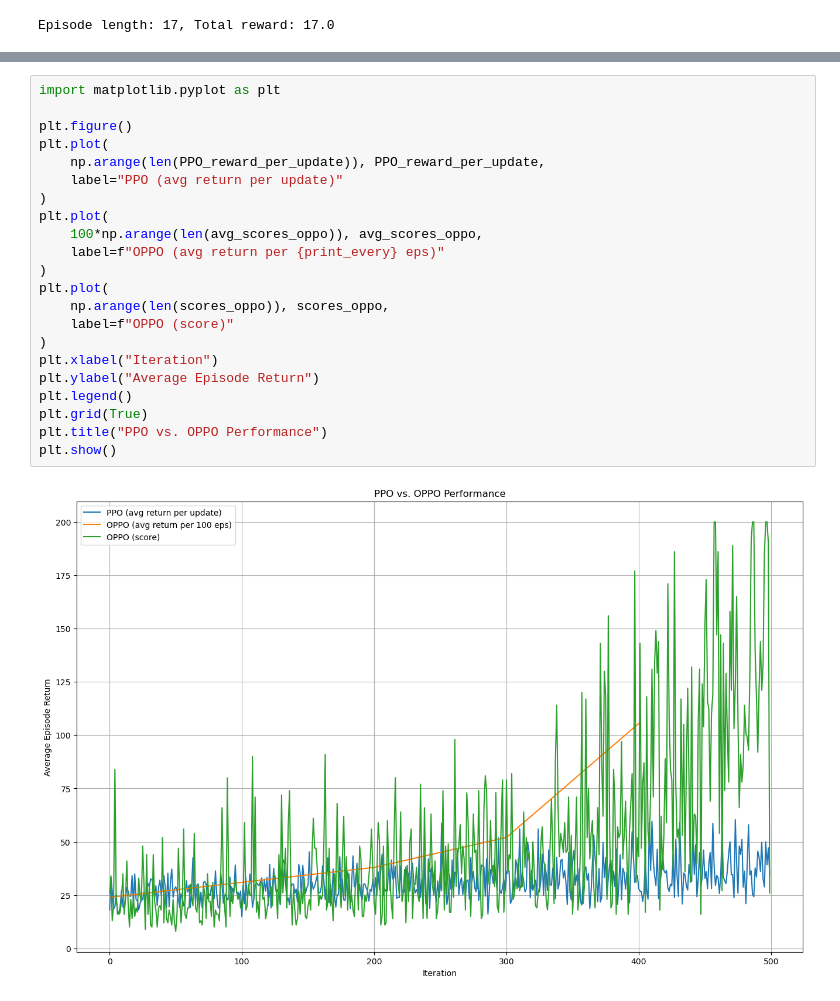
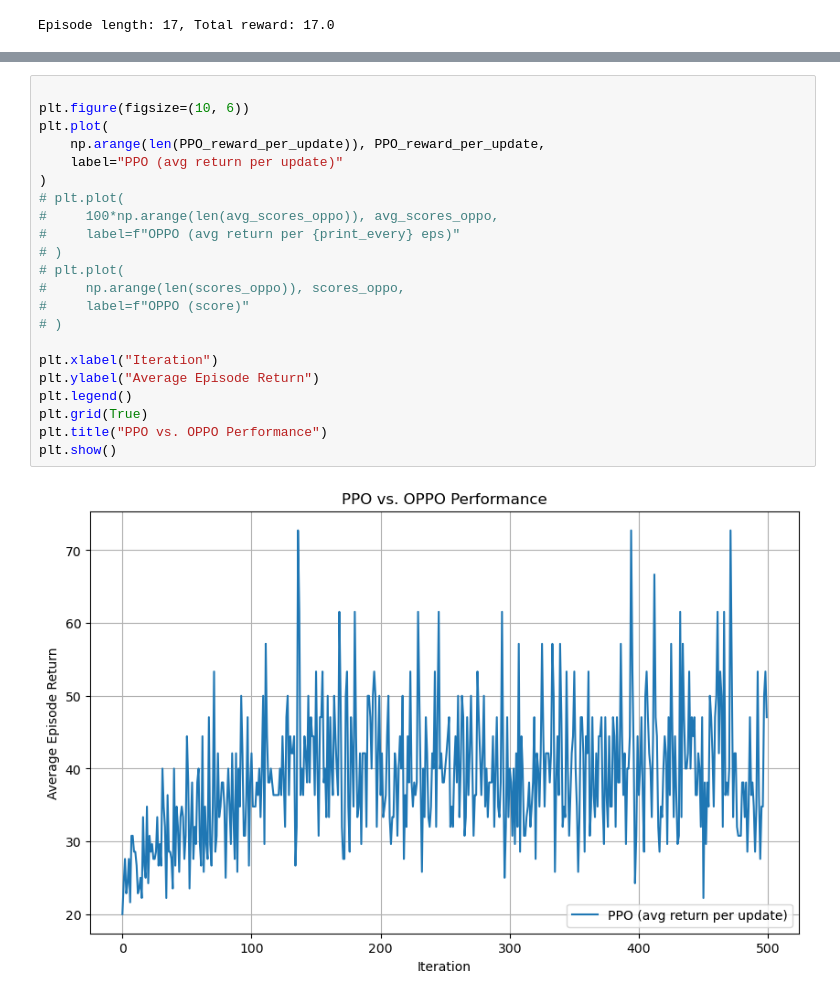
Before and after one commit to yk985/RL-RLHF, a Jupyter notebook: Trajectory_gen.ipynb, the cells around one changed output, grey strips where cells are left out. Saved outputs shown, nothing was run; the diff lists cells and outputs as text.

```diff
--- a/Trajectory_gen.ipynb
+++ b/Trajectory_gen.ipynb
@@ -245,24 +259,24 @@ Episode 500     Average Score: 105.49
 # %%
-import matplotlib.pyplot as plt
 
-plt.figure()
+plt.figure(figsize=(10, 6))
 plt.plot(
     np.arange(len(PPO_reward_per_update)), PPO_reward_per_update,
     label="PPO (avg return per update)"
 )
-plt.plot(
-    100*np.arange(len(avg_scores_oppo)), avg_scores_oppo,
-    label=f"OPPO (avg return per {print_every} eps)"
-)
-plt.plot(
-    np.arange(len(scores_oppo)), scores_oppo,
-    label=f"OPPO (score)"
-)
+# plt.plot(
+#     100*np.arange(len(avg_scores_oppo)), avg_scores_oppo,
+#     label=f"OPPO (avg return per {print_every} eps)"
+# )
+# plt.plot(
+#     np.arange(len(scores_oppo)), scores_oppo,
+#     label=f"OPPO (score)"
+# )
+
 plt.xlabel("Iteration")
 plt.ylabel("Average Episode Return")
 plt.legend()
 plt.grid(True)
 plt.title("PPO vs. OPPO Performance")
 plt.show()
 # %% [output]
-[figure, old version]
+[figure, new version]
```
Also changed, not shown: parts of 6 cells of this notebook, 2 other files.
